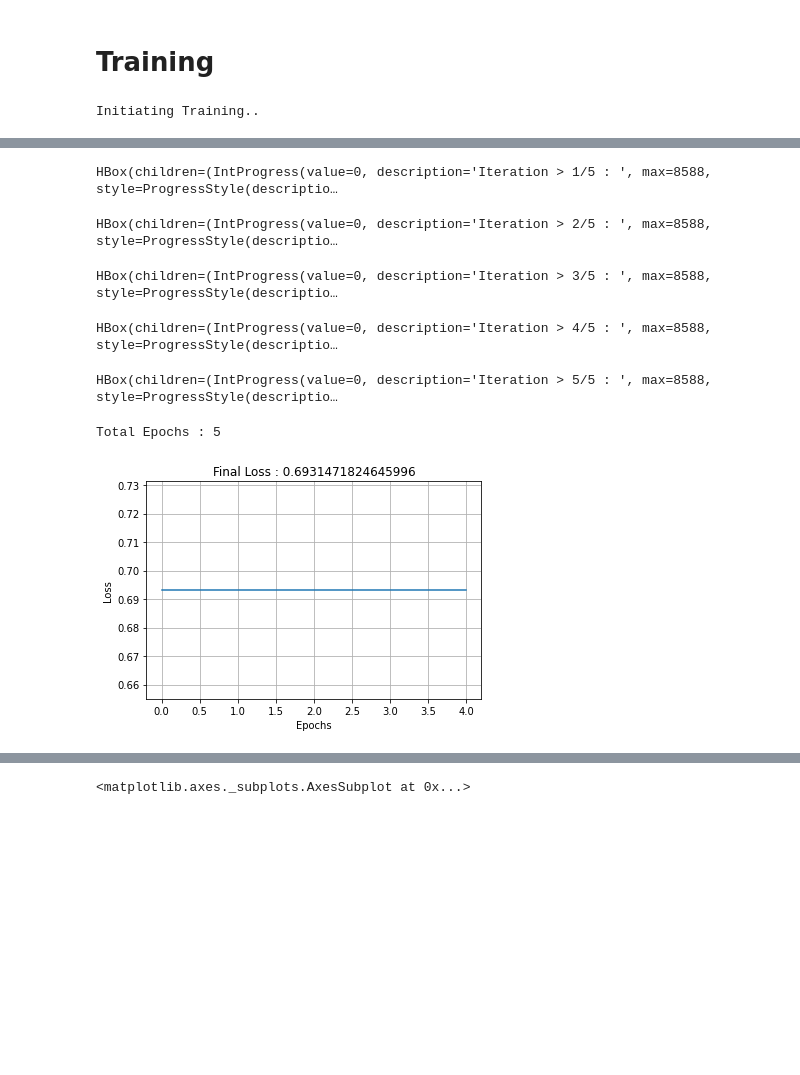
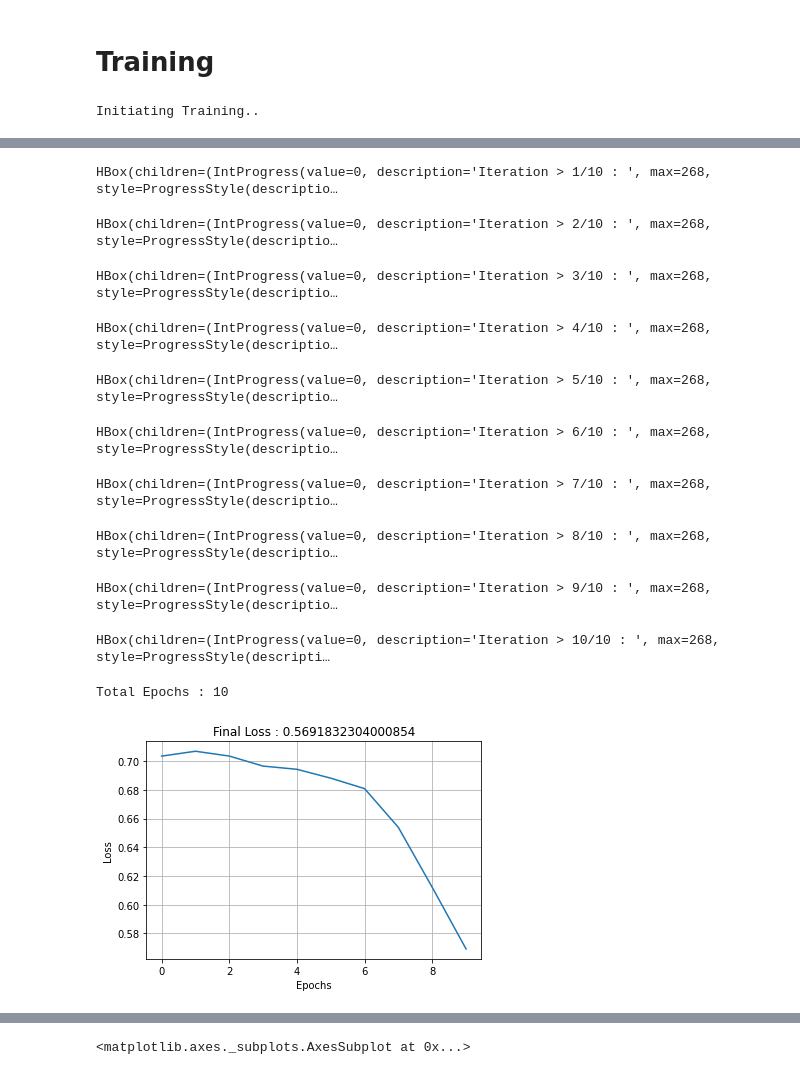
Before and after one commit to ParthikB/siamese, a Jupyter notebook: siamese_paper_v2.ipynb, the cells around one changed output, grey strips where cells are left out. Cells and saved outputs as stored; diff of their text form; code cells hidden in the pictures; blank space fills up the shorter version.

Commit message:
Finally some progress. Cost function looking good.

```diff
--- a/siamese_paper_v2.ipynb
+++ b/siamese_paper_v2.ipynb
@@ -133,7 +133,7 @@ for label in tqdm(labels):
 # %% [markdown]
 ## Converting the Dataset into Torch Dataloader
 # %%
-BATCH_SIZE = 1
+BATCH_SIZE = 32
 CLASSES    = 2
 
 TEST_PERCENT = 20
@@ -148,7 +148,7 @@ test_data  = dataset[:upto]
 
 # print(len(train_data), len(test_data))
 
-trainSet = torch.utils.data.DataLoader(train_data, batch_size=BATCH_SIZE, shuffle=False)
+trainSet = torch.utils.data.DataLoader(train_data, batch_size=BATCH_SIZE, shuffle=False, drop_last=True)
 testSet  = torch.utils.data.DataLoader(test_data,  batch_size=BATCH_SIZE, shuffle=False)
 # %% [markdown]
 ## Checking the Balance
@@ -204,9 +204,9 @@ class Net(nn.Module):
 
 
     # Creating the convulutional Layers
-    self.conv1 = nn.Conv2d(in_channels=CHANNELS, out_channels=32, kernel_size=2)
-    self.conv2 = nn.Conv2d(in_channels=32, out_channels=64, kernel_size=2)
-    self.conv3 = nn.Conv2d(in_channels=64, out_channels=128, kernel_size=2)
+    self.conv1 = nn.Conv2d(in_channels=CHANNELS, out_channels=64, kernel_size=3, stride=1)
+    self.conv2 = nn.Conv2d(in_channels=64, out_channels=128, kernel_size=3, stride=1)
+    self.conv3 = nn.Conv2d(in_channels=128, out_channels=256, kernel_size=3, stride=1)
 
     self.flatten = None
     # Creating a Random dummy sample to get the Flattened Dimensions
@@ -215,14 +215,14 @@ class Net(nn.Module):
 
     # Creating the Linear Layers
     # print('total', TOTAL_PIXELS)
-    self.fc1   = nn.Linear(self.flatten, 2)
-    # self.fc2   = nn.Linear(2, 1)
+    self.fc1   = nn.Linear(self.flatten, 256)
+    self.fc2   = nn.Linear(256, 2)
 
   def convs(self, x):
     # Creating the MaxPooling Layers
-    x = F.max_pool2d(F.relu(self.conv1(x)), kernel_size=(2, 2))
-    x = F.max_pool2d(F.relu(self.conv2(x)), kernel_size=(2, 2))
-    x = F.max_pool2d(F.relu(self.conv3(x)), kernel_size=(2, 2))
+    x = F.relu(self.conv1(x))
+    x = F.max_pool2d(F.relu(self.conv2(x)), kernel_size=(3, 3), stride=2)
+    x = F.relu(self.conv3(x))
     # print(x.shape)
 
     if not self.flatten:
@@ -257,9 +257,8 @@ class Net(nn.Module):
 
     fc1 = F.relu(self.fc1(sm))
     # print(fc1)
-    label = F.softmax(fc1, dim=1)
-    # print(label)
-    # # x = self.fc2(sm)
+    label = self.fc2(fc1)
+    # print(label.shape)
 
     return label, sm
 # %% [markdown]
@@ -290,7 +289,7 @@ def train(net, train_set, loss_log=[], lr_log=[], EPOCHS=5, LEARNING_RATE=0.001,
         # Update Parameters
         optimizer.step()
 
-        LEARNING_RATE -= LEARNING_RATE*0.0005
+        # LEARNING_RATE -= LEARNING_RATE*0.0005
 
 
     loss_log.append(loss)
@@ -336,40 +335,45 @@ def test(net, test_set, find_accuracy=True):
 # %% [markdown]
 # Training
 # %%
-EPOCHS        = 5
-LEARNING_RATE = 0.001
+EPOCHS        = 10
+LEARNING_RATE = 0.0001
 BATCH_SIZE    = BATCH_SIZE
 CONTINUE_TRAINING = 0
 
 if not CONTINUE_TRAINING:
   net = Net().to(device)
   optimizer = optim.Adam(net.parameters(), lr=LEARNING_RATE)
 
   loss_log = []
   lr_log   = []
   total_epochs = 0
 
 
 total_epochs += EPOCHS
 loss_log, lr_log = train(net, trainSet, loss_log, lr_log, EPOCHS, LEARNING_RATE, BATCH_SIZE)
 
 plt.plot(loss_log)
 plt.grid(1)
 plt.title(f'Final Loss : {loss_log[-1]}')
 plt.xlabel('Epochs')
 plt.ylabel('Loss')
 
 # accuracy, sm_log = test(net, testSet, find_accuracy=True)
 
 print(f'Total Epochs : {total_epochs}')
 # %% [output]
 Initiating Training..
 [interactive output not drawn]
-HBox(children=(IntProgress(value=0, description='Iteration > 1/5 : ', max=8588, style=ProgressStyle(descriptio…
+HBox(children=(IntProgress(value=0, description='Iteration > 1/10 : ', max=268, style=ProgressStyle(descriptio…
-HBox(children=(IntProgress(value=0, description='Iteration > 2/5 : ', max=8588, style=ProgressStyle(descriptio…
+HBox(children=(IntProgress(value=0, description='Iteration > 2/10 : ', max=268, style=ProgressStyle(descriptio…
-HBox(children=(IntProgress(value=0, description='Iteration > 3/5 : ', max=8588, style=ProgressStyle(descriptio…
+HBox(children=(IntProgress(value=0, description='Iteration > 3/10 : ', max=268, style=ProgressStyle(descriptio…
-HBox(children=(IntProgress(value=0, description='Iteration > 4/5 : ', max=8588, style=ProgressStyle(descriptio…
+HBox(children=(IntProgress(value=0, description='Iteration > 4/10 : ', max=268, style=ProgressStyle(descriptio…
-HBox(children=(IntProgress(value=0, description='Iteration > 5/5 : ', max=8588, style=ProgressStyle(descriptio…
+HBox(children=(IntProgress(value=0, description='Iteration > 5/10 : ', max=268, style=ProgressStyle(descriptio…
-Total Epochs : 5
+HBox(children=(IntProgress(value=0, description='Iteration > 6/10 : ', max=268, style=ProgressStyle(descriptio…
+HBox(children=(IntProgress(value=0, description='Iteration > 7/10 : ', max=268, style=ProgressStyle(descriptio…
+HBox(children=(IntProgress(value=0, description='Iteration > 8/10 : ', max=268, style=ProgressStyle(descriptio…
+HBox(children=(IntProgress(value=0, description='Iteration > 9/10 : ', max=268, style=ProgressStyle(descriptio…
+HBox(children=(IntProgress(value=0, description='Iteration > 10/10 : ', max=268, style=ProgressStyle(descripti…
+Total Epochs : 10
-[figure, old version]
+[figure, new version]
 # %%
```
Also changed, not shown: parts of 3 cells of this notebook.
